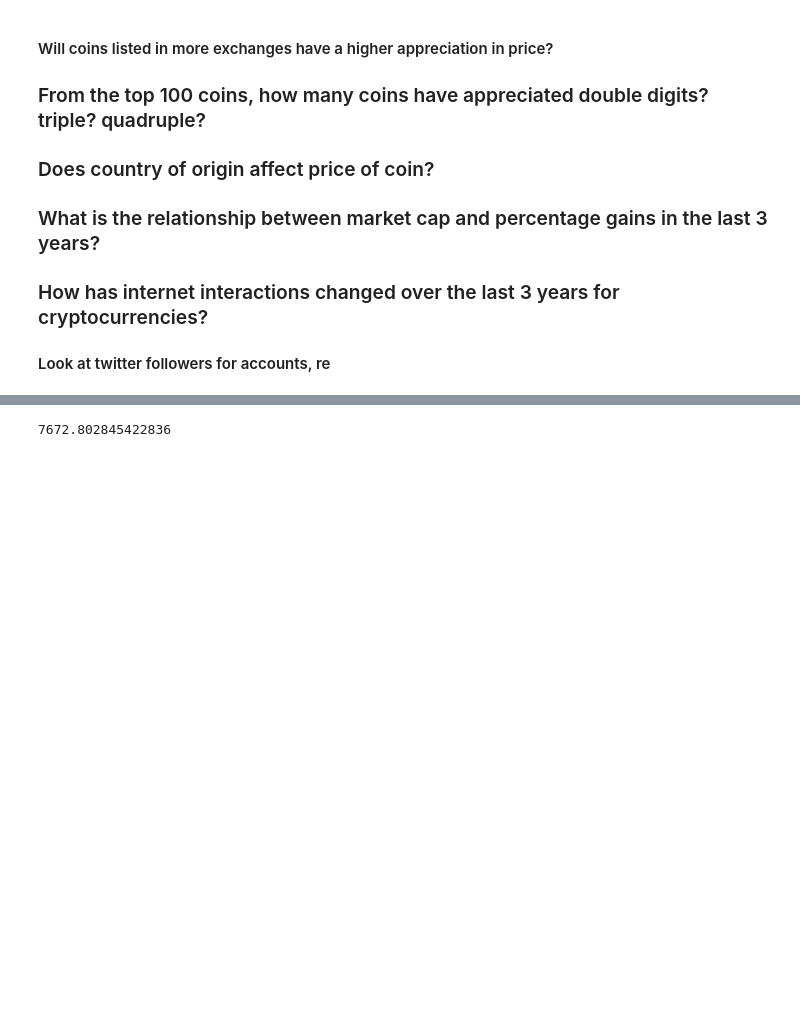
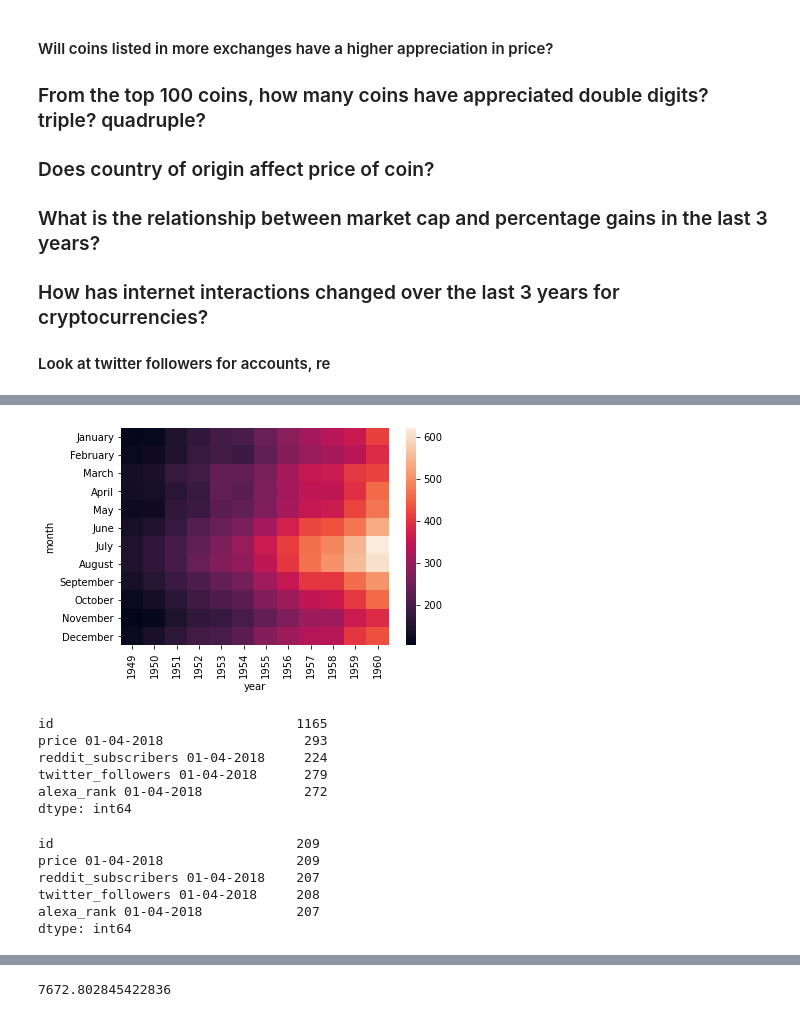
Before and after one commit to DataJohann/cryptocurrencies, a Jupyter notebook: main.ipynb, the cells around one changed output, grey strips where cells are left out. Drawn from its saved outputs; the diff is of its cells as text; code cells hidden in the pictures; blank space fills up the shorter version.

```diff
--- a/main.ipynb
+++ b/main.ipynb
@@ -193,0 +72,3 @@ len(clean_2018_df)
+# %%
+flights = sns.load_dataset("flights")
+flights
@@ -193,0 +89,3 @@ len(clean_2018_df)
+# %%
+flights = flights.pivot("month", "year", "passengers")
+flights
@@ -194,3 +107,30 @@ len(clean_2018_df)
+# %%
+ax = sns.heatmap(flights)
+# %% [output]
+[figure, added]
+# %%
+# Import social_metrics csv and make it a data frame  "clean_2018_df"
+crypto_social_path = os.path.join("data", "social_data_coins_2018.csv")
+crypto_social_df = pd.read_csv(crypto_social_path).drop(columns='Unnamed: 0')
+crypto_social_df.nunique()
+# %% [output]
+id                               1165
+price 01-04-2018                  293
+reddit_subscribers 01-04-2018     224
+twitter_followers 01-04-2018      279
+alexa_rank 01-04-2018             272
+dtype: int64
+# %%
+# Clean Data frames by dropping NAN values
+clean_2018_df = crypto_social_df.dropna()
+clean_2018_df.nunique()
+# %% [output]
+id                               209
+price 01-04-2018                 209
+reddit_subscribers 01-04-2018    207
+twitter_followers 01-04-2018     208
+alexa_rank 01-04-2018            207
+dtype: int64
 # %%
 clean_2018_df.head()
 # %% [output]
```
Also changed, not shown: parts of 19 cells of this notebook, 7 other files.
